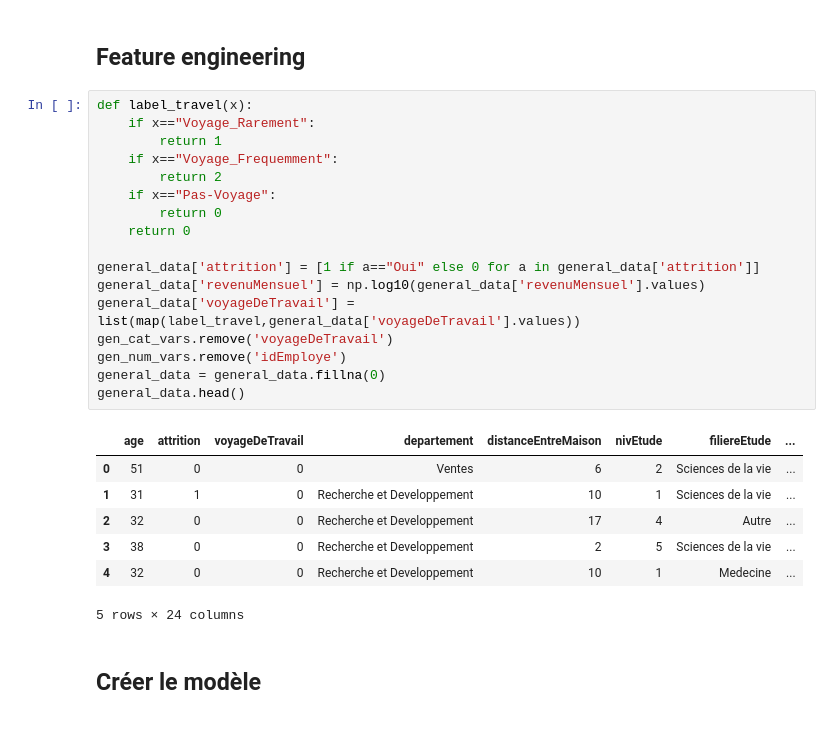
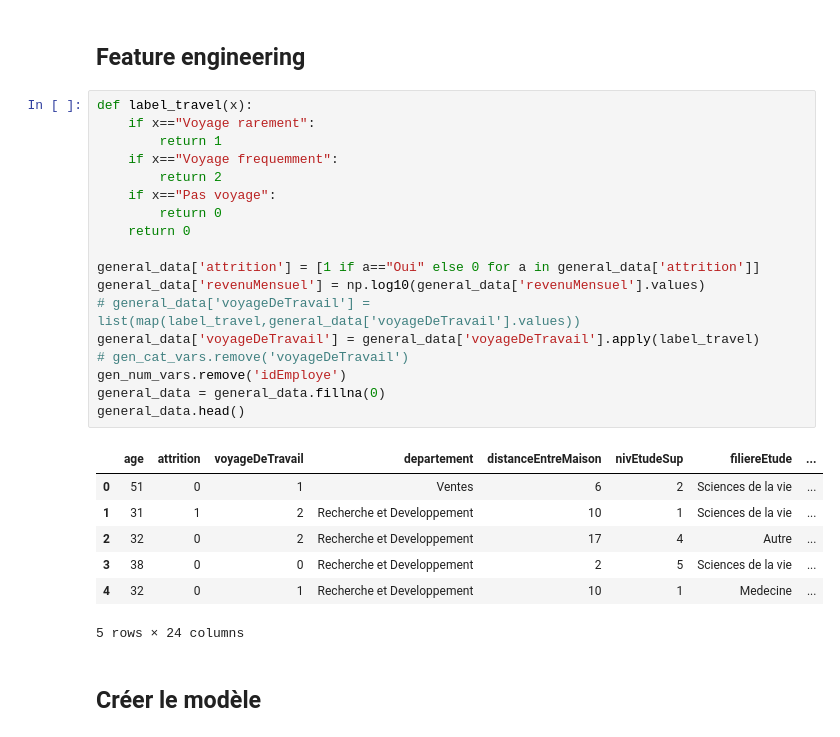
Before and after one commit to AstroNode247/hr-collection, a Jupyter notebook: research_notebook/hr-attrition.ipynb, the cells around one changed output. Cells and saved outputs as stored; diff of their text form.

```diff
--- a/research_notebook/hr-attrition.ipynb
+++ b/research_notebook/hr-attrition.ipynb
@@ -121,28 +122,29 @@ dtype: int64
 ## Feature engineering
 # %%
 def label_travel(x):
-    if x=="Voyage_Rarement":
+    if x=="Voyage rarement":
         return 1
-    if x=="Voyage_Frequemment":
+    if x=="Voyage frequemment":
         return 2
-    if x=="Pas-Voyage":
+    if x=="Pas voyage":
         return 0
     return 0
 
 general_data['attrition'] = [1 if a=="Oui" else 0 for a in general_data['attrition']]
 general_data['revenuMensuel'] = np.log10(general_data['revenuMensuel'].values)
-general_data['voyageDeTravail'] = list(map(label_travel,general_data['voyageDeTravail'].values))
-gen_cat_vars.remove('voyageDeTravail')
+# general_data['voyageDeTravail'] = list(map(label_travel,general_data['voyageDeTravail'].values))
+general_data['voyageDeTravail'] = general_data['voyageDeTravail'].apply(label_travel)
+# gen_cat_vars.remove('voyageDeTravail')
 gen_num_vars.remove('idEmploye')
 general_data = general_data.fillna(0)
 general_data.head()
 # %% [output]
-|  | age | attrition | voyageDeTravail | departement | distanceEntreMaison | nivEtude | filiereEtude | ... |
-| 0 | 51 | 0 | 0 | Ventes | 6 | 2 | Sciences de la vie | ... |
-| 1 | 31 | 1 | 0 | Recherche et Developpement | 10 | 1 | Sciences de la vie | ... |
-| 2 | 32 | 0 | 0 | Recherche et Developpement | 17 | 4 | Autre | ... |
+|  | age | attrition | voyageDeTravail | departement | distanceEntreMaison | nivEtudeSup | filiereEtude | ... |
+| 0 | 51 | 0 | 1 | Ventes | 6 | 2 | Sciences de la vie | ... |
+| 1 | 31 | 1 | 2 | Recherche et Developpement | 10 | 1 | Sciences de la vie | ... |
+| 2 | 32 | 0 | 2 | Recherche et Developpement | 17 | 4 | Autre | ... |
 | 3 | 38 | 0 | 0 | Recherche et Developpement | 2 | 5 | Sciences de la vie | ... |
-| 4 | 32 | 0 | 0 | Recherche et Developpement | 10 | 1 | Medecine | ... |
+| 4 | 32 | 0 | 1 | Recherche et Developpement | 10 | 1 | Medecine | ... |
 5 rows × 24 columns
 # %% [markdown]
 ## Créer le modèle
```
Also changed, not shown: parts of 5 cells of this notebook, 8 other files.
